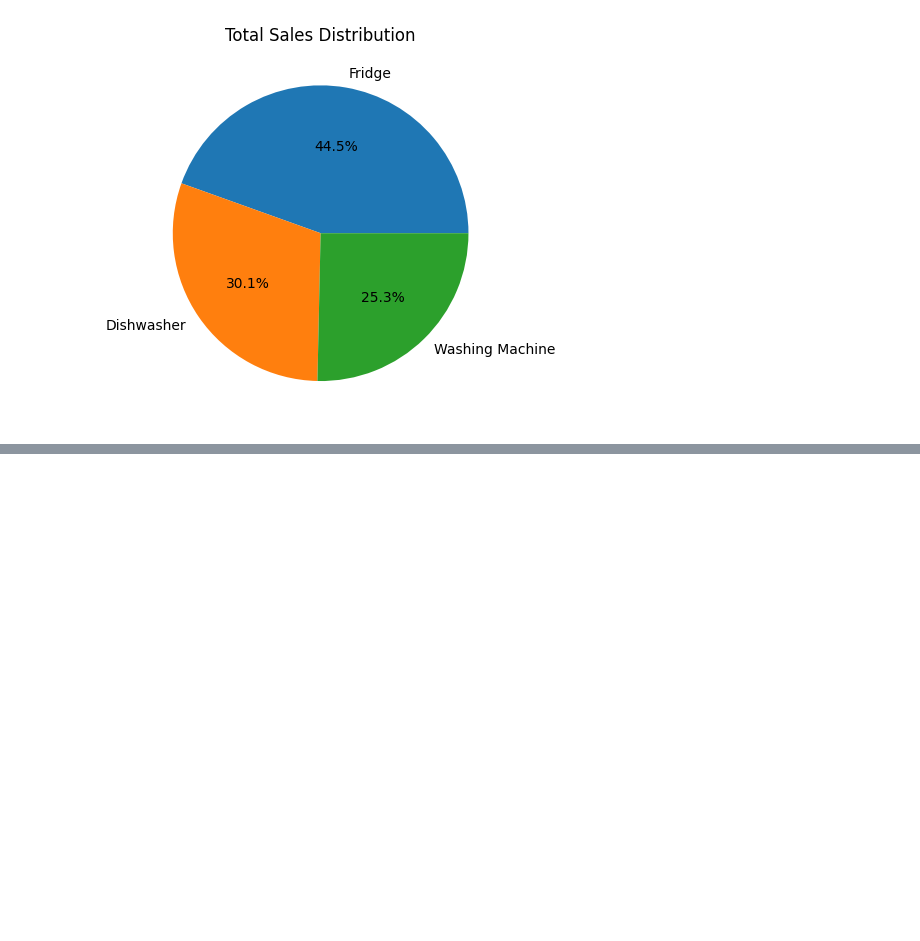
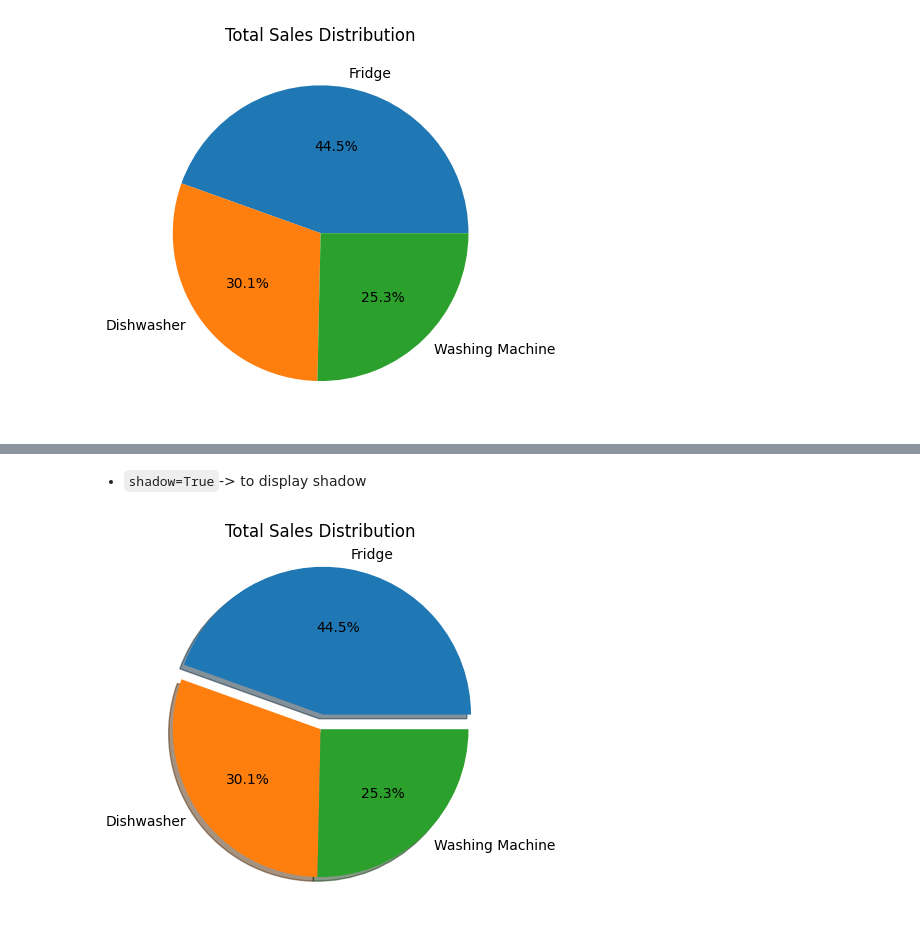
Before and after one commit to Saad-SYEDK/Matplotlib-and-Seaborn, a Jupyter notebook: notes.ipynb, the cells around one changed output, grey strips where cells are left out. Saved outputs shown, nothing was run; the diff lists cells and outputs as text; code cells hidden in the pictures; blank space fills up the shorter version.

```diff
--- a/notes.ipynb
+++ b/notes.ipynb
@@ -91,0 +102,9 @@ plt.show()
+# %% [markdown]
+- `shadow=True`-> to display shadow
+# %%
+plt.pie(total_sales, labels=total_sales.index, autopct="%1.1f%%", explode=(0.1, 0, 0), shadow=True) # shadow to add shadow effect to the pie chart
+plt.title("Total Sales Distribution")
+
+plt.show()
+# %% [output]
+[figure, added]
```
Also changed, not shown: parts of 4 cells of this notebook.
